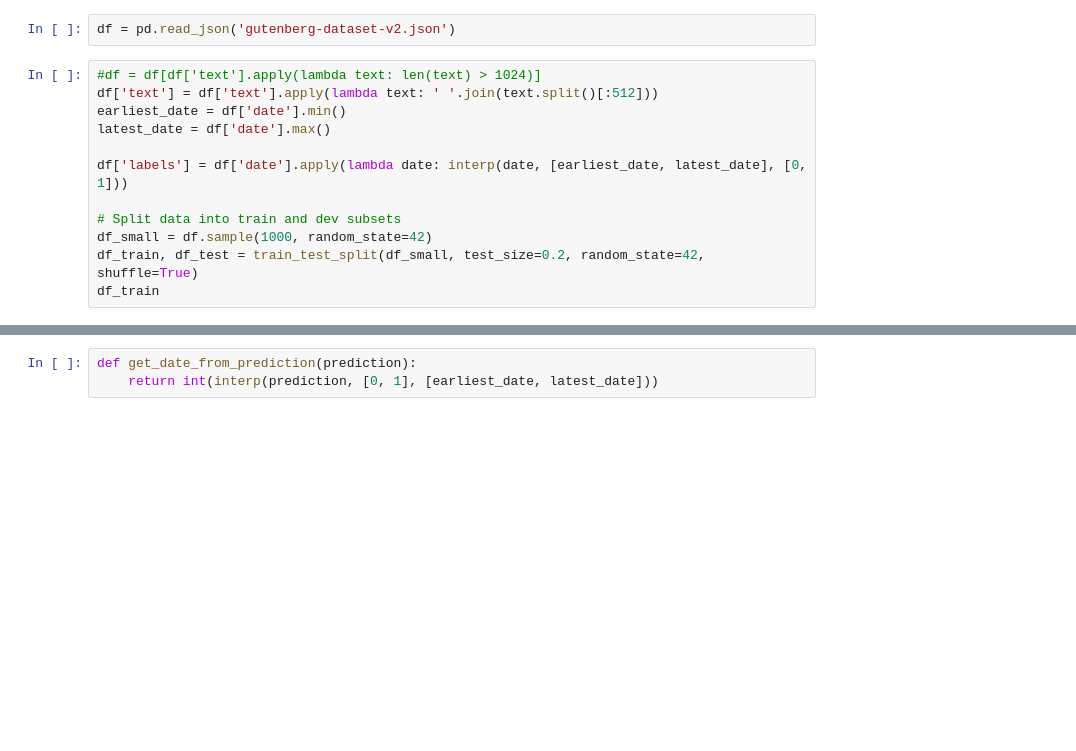
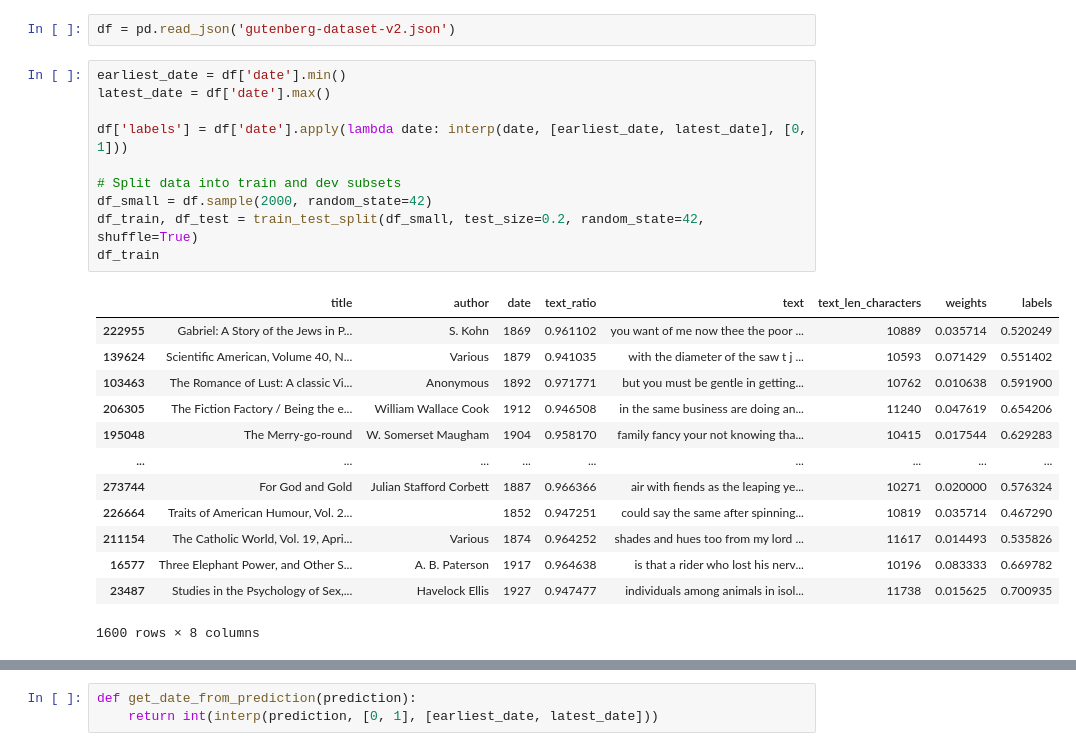
Before and after one commit to NeXTormer/LTM-LanguageTimeMachine, a Jupyter notebook: bert-transformer/ltm-roberta.ipynb, the cells around one changed output, grey strips where cells are left out. Cells and saved outputs as stored; diff of their text form; blank space fills up the shorter version.

```diff
--- a/bert-transformer/ltm-roberta.ipynb
+++ b/bert-transformer/ltm-roberta.ipynb
@@ -11,17 +11,29 @@ import logging
 # %%
 df = pd.read_json('gutenberg-dataset-v2.json')
 # %%
-#df = df[df['text'].apply(lambda text: len(text) > 1024)]
-df['text'] = df['text'].apply(lambda text: ' '.join(text.split()[:512]))
 earliest_date = df['date'].min()
 latest_date = df['date'].max()
 
 df['labels'] = df['date'].apply(lambda date: interp(date, [earliest_date, latest_date], [0, 1]))
 
 # Split data into train and dev subsets
-df_small = df.sample(1000, random_state=42)
+df_small = df.sample(2000, random_state=42)
 df_train, df_test = train_test_split(df_small, test_size=0.2, random_state=42, shuffle=True)
 df_train
+# %% [output]
+|  | title | author | date | text_ratio | text | text_len_characters | weights | labels |
+| 222955 | Gabriel: A Story of the Jews in P... | S. Kohn | 1869 | 0.961102 | you want of me now thee the poor ... | 10889 | 0.035714 | 0.520249 |
+| 139624 | Scientific American, Volume 40, N... | Various | 1879 | 0.941035 | with the diameter of the saw t j ... | 10593 | 0.071429 | 0.551402 |
+| 103463 | The Romance of Lust: A classic Vi... | Anonymous | 1892 | 0.971771 | but you must be gentle in getting... | 10762 | 0.010638 | 0.591900 |
+| 206305 | The Fiction Factory / Being the e... | William Wallace Cook | 1912 | 0.946508 | in the same business are doing an... | 11240 | 0.047619 | 0.654206 |
+| 195048 | The Merry-go-round | W. Somerset Maugham | 1904 | 0.958170 | family fancy your not knowing tha... | 10415 | 0.017544 | 0.629283 |
+| ... | ... | ... | ... | ... | ... | ... | ... | ... |
+| 273744 | For God and Gold | Julian Stafford Corbett | 1887 | 0.966366 | air with fiends as the leaping ye... | 10271 | 0.020000 | 0.576324 |
+| 226664 | Traits of American Humour, Vol. 2... |  | 1852 | 0.947251 | could say the same after spinning... | 10819 | 0.035714 | 0.467290 |
+| 211154 | The Catholic World, Vol. 19, Apri... | Various | 1874 | 0.964252 | shades and hues too from my lord ... | 11617 | 0.014493 | 0.535826 |
+| 16577 | Three Elephant Power, and Other S... | A. B. Paterson | 1917 | 0.964638 | is that a rider who lost his nerv... | 10196 | 0.083333 | 0.669782 |
+| 23487 | Studies in the Psychology of Sex,... | Havelock Ellis | 1927 | 0.947477 | individuals among animals in isol... | 11738 | 0.015625 | 0.700935 |
+1600 rows × 8 columns
 # %%
 # Train and Evaluation data needs to be in a Pandas Dataframe containing at least two columns.
 # If the Dataframe has a header, it should contain a 'text' and a 'labels' column.
```
Also changed, not shown: parts of 2 cells of this notebook.
